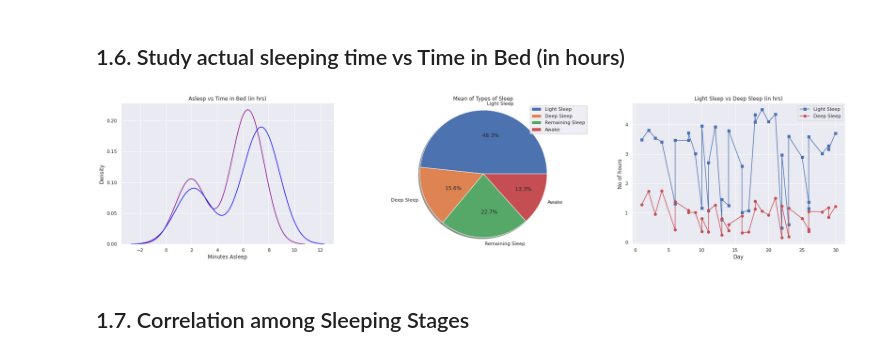
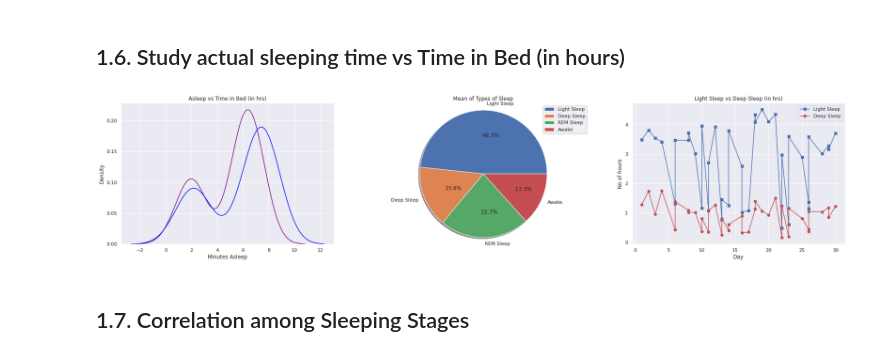
Before and after one commit to pykris/Data-Analysis-with-Python-Zero-to-Pandas, a Jupyter notebook: project.ipynb, the cells around one changed output. Cells and saved outputs as stored; diff of their text form; code cells hidden in the pictures.

```diff
--- a/project.ipynb
+++ b/project.ipynb
@@ -537,35 +550,35 @@ ax1 = plt.subplot(1,3,1)
 
 sns.kdeplot(sleep_df['Minutes Asleep']/60, color = 'purple')
 sns.kdeplot(sleep_df['Time in Bed']/60, color = 'blue')
 plt.title('Asleep vs Time in Bed (in hrs)', fontsize=12)
 #~~~~~~~~~~~~~~~~~~~~~~~~~~~~~~~~~~~~~~~~~~#
 ax2 = plt.subplot(1,3,2)
 sleep_pattern_sr = sleep_df[['Minutes Light Sleep',
           'Minutes Deep Sleep',
           'Minutes REM Sleep',
           'Minutes Awake']].mean()
-labels = ['Light Sleep','Deep Sleep', 'Remaining Sleep', 'Awake']
+labels = ['Light Sleep','Deep Sleep', 'REM Sleep', 'Awake']
 ax2.pie(sleep_pattern_sr, labels=labels, autopct='%10.1f%%', shadow=True)
 ax2.axis('equal')
 plt.title('Mean of Types of Sleep', fontsize=12)
 ax2.legend()
 #~~~~~~~~~~~~~~~~~~~~~~~~~~~~~~~~~~~~~~~~~~#
 ax3 = plt.subplot(1,3,3)
 type_sleep_df = pd.concat([sleep_df['Start Time'].dt.day,
               sleep_df['Minutes Light Sleep']/60,
               sleep_df['Minutes Deep Sleep']/60],
              axis=1)
 
 ax3.plot(type_sleep_df['Start Time'],type_sleep_df['Minutes Light Sleep'],'s-b')
 ax3.plot(type_sleep_df['Start Time'],type_sleep_df['Minutes Deep Sleep'],'o-r')
 plt.xlabel('Day')
 plt.ylabel('No of hours')
 plt.legend(['Light Sleep', 'Deep Sleep'])
 plt.title('Light Sleep vs Deep Sleep (in hrs)', fontsize=12)
 plt.xticks(rotation=0)
 plt.show()
 # %% [output]
-[figure, old version]
+[figure, new version]
 # %% [markdown]
 ## 1.7. Correlation among Sleeping Stages
 # %%
```
Also changed, not shown: parts of 8 cells of this notebook.
